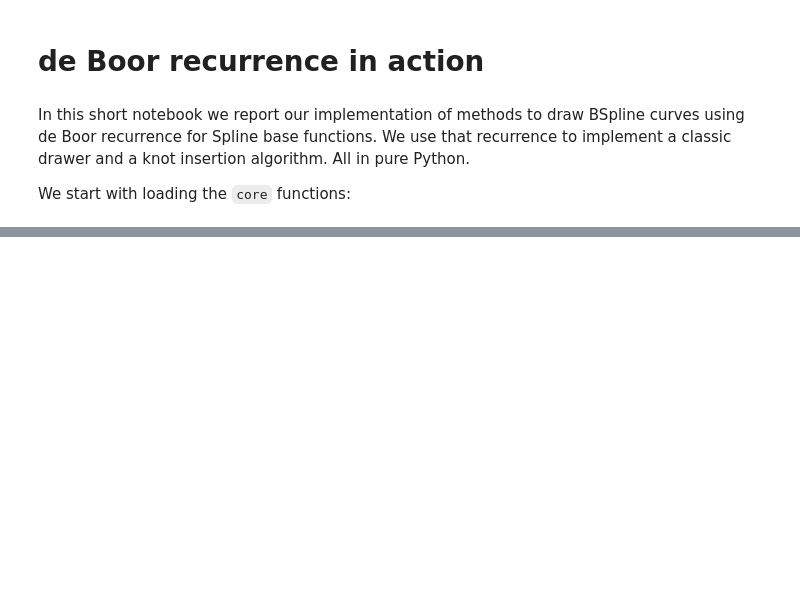
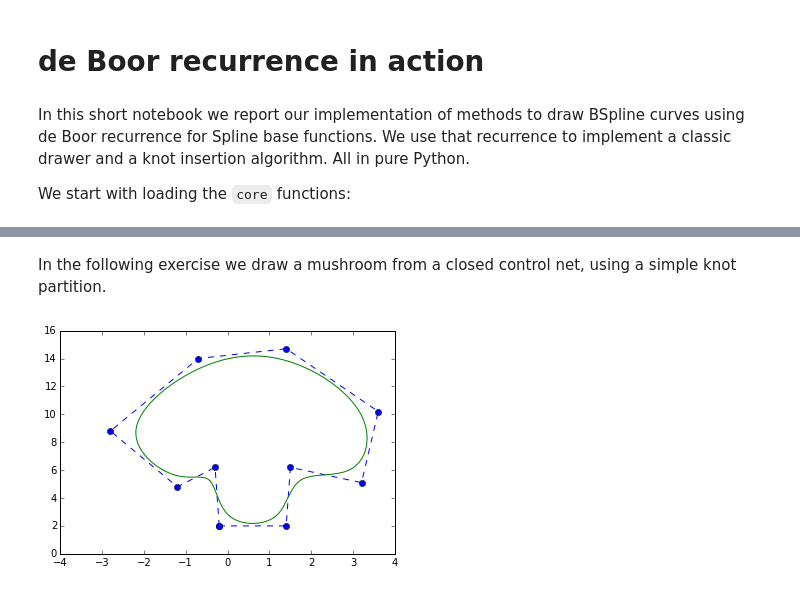
Before and after one commit to massimo-nocentini/cagd, a Jupyter notebook: de-boor/deBoorRecurrenceInAction.ipynb, the cells around one changed output, grey strips where cells are left out. Drawn from its saved outputs; the diff is of its cells as text; code cells hidden in the pictures; blank space fills up the shorter version.

Commit message:
Make each exercise a standalone module.

```diff
--- a/de-boor/deBoorRecurrenceInAction.ipynb
+++ b/de-boor/deBoorRecurrenceInAction.ipynb
@@ -440,0 +302,2 @@ ValueError: could not broadcast input array from shape (100) into shape (0)
+# %% [markdown]
+In the following exercise we draw a mushroom from a closed control net, using a simple knot partition.
@@ -440,0 +306,40 @@ ValueError: could not broadcast input array from shape (100) into shape (0)
+# %%
+
+from deBoorDrawing import *
+
+def exercise_two():
+    """
+    This is a simple exercise to plot a closed mushroom.
+    """
+
+    interval = (0,1)
+
+    control_net = np.matrix([
+                             [-0.2, 2],
+                             [-0.3, 6.2],
+                             [-1.2, 4.8],
+                             [-2.8, 8.8],
+                             [-0.7, 14],
+                             [1.4, 14.7],
+                             [3.6, 10.2],
+                             [3.2, 5.1],
+                             [1.5, 6.2],
+                             [1.4, 2]
+                             ])
+
+    arguments = {
+        'order':4,
+        'interval':interval,
+        'internal_knots':sample_internal_knots_uniformly_in(interval, 9),
+        'control_net':control_net,
+        'closed':True
+    }
+
+    curve = draw(**arguments)
+
+    plot_curve(curve, close_control_net(control_net), axis=[-4, 4, 0, 16])
+
+#________________________________________________________________________
+exercise_two()
+# %% [output]
+[figure, added]
```
Also changed, not shown: parts of 11 cells of this notebook, 7 other files.
